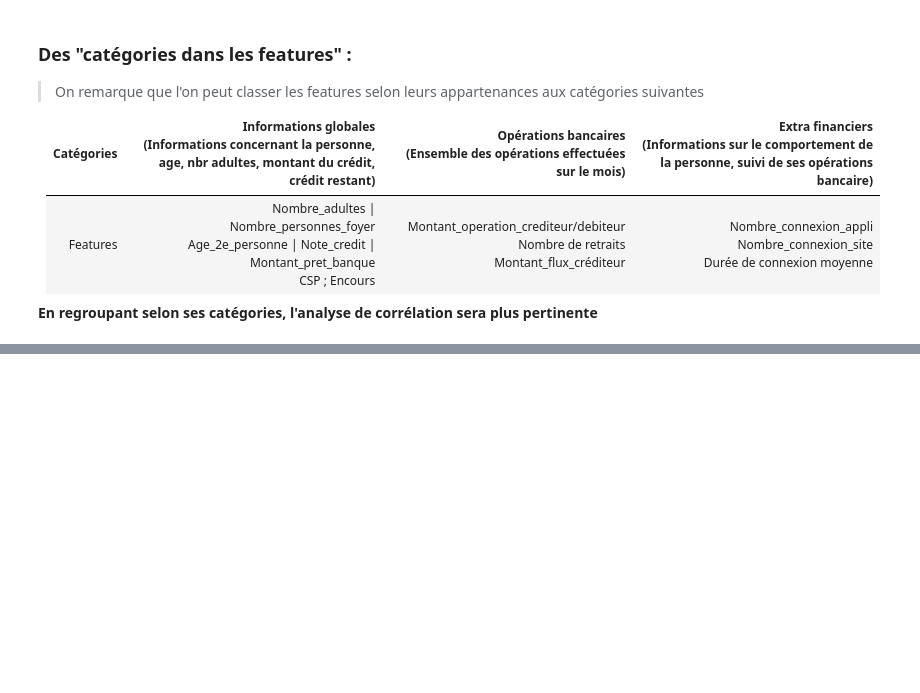
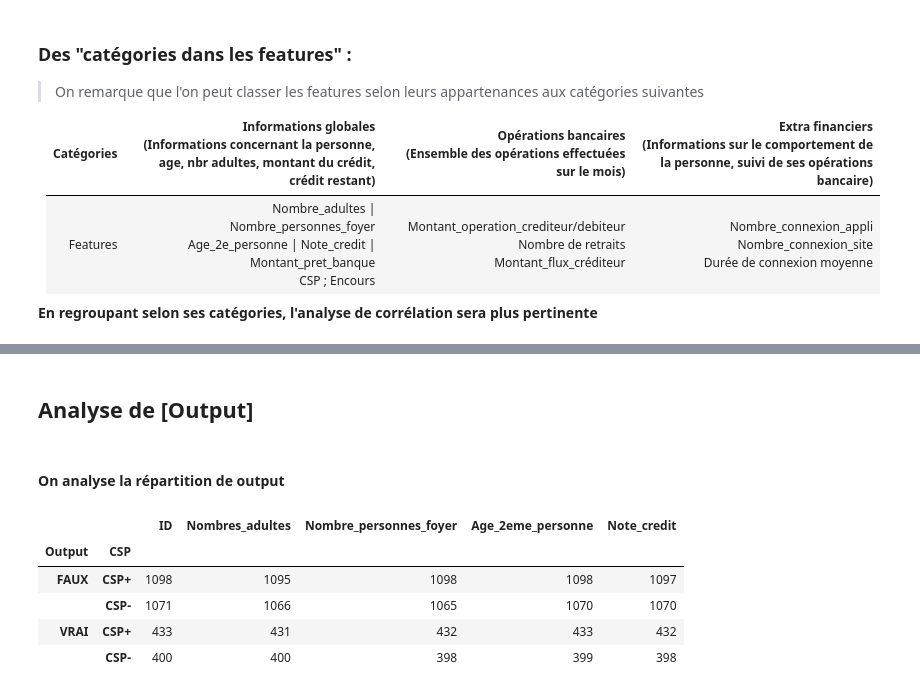
Before and after one commit to keyserwood/ILBRecruitmentProcess, a Jupyter notebook: 1.0-er-ilb_lab_test_technique2.ipynb, the cells around one changed output, grey strips where cells are left out. Drawn from its saved outputs; the diff is of its cells as text; code cells hidden in the pictures; blank space fills up the shorter version.

```diff
--- a/1.0-er-ilb_lab_test_technique2.ipynb
+++ b/1.0-er-ilb_lab_test_technique2.ipynb
@@ -360,0 +344,13 @@ df.describe()
+# %% [markdown]
+## Analyse de [Output]
+# %% [markdown]
+#### On analyse la répartition de output
+# %%
+df.groupby(['Output','CSP']).count().iloc[:,:5]
+# %% [output]
+|  |  | ID | Nombres_adultes | Nombre_personnes_foyer | Age_2eme_personne | Note_credit |
+| Output | CSP |  |  |  |  |  |
+| FAUX | CSP+ | 1098 | 1095 | 1098 | 1098 | 1097 |
+|  | CSP- | 1071 | 1066 | 1065 | 1070 | 1070 |
+| VRAI | CSP+ | 433 | 431 | 432 | 433 | 432 |
+|  | CSP- | 400 | 400 | 398 | 399 | 398 |
```
Also changed, not shown: parts of 28 cells of this notebook.
